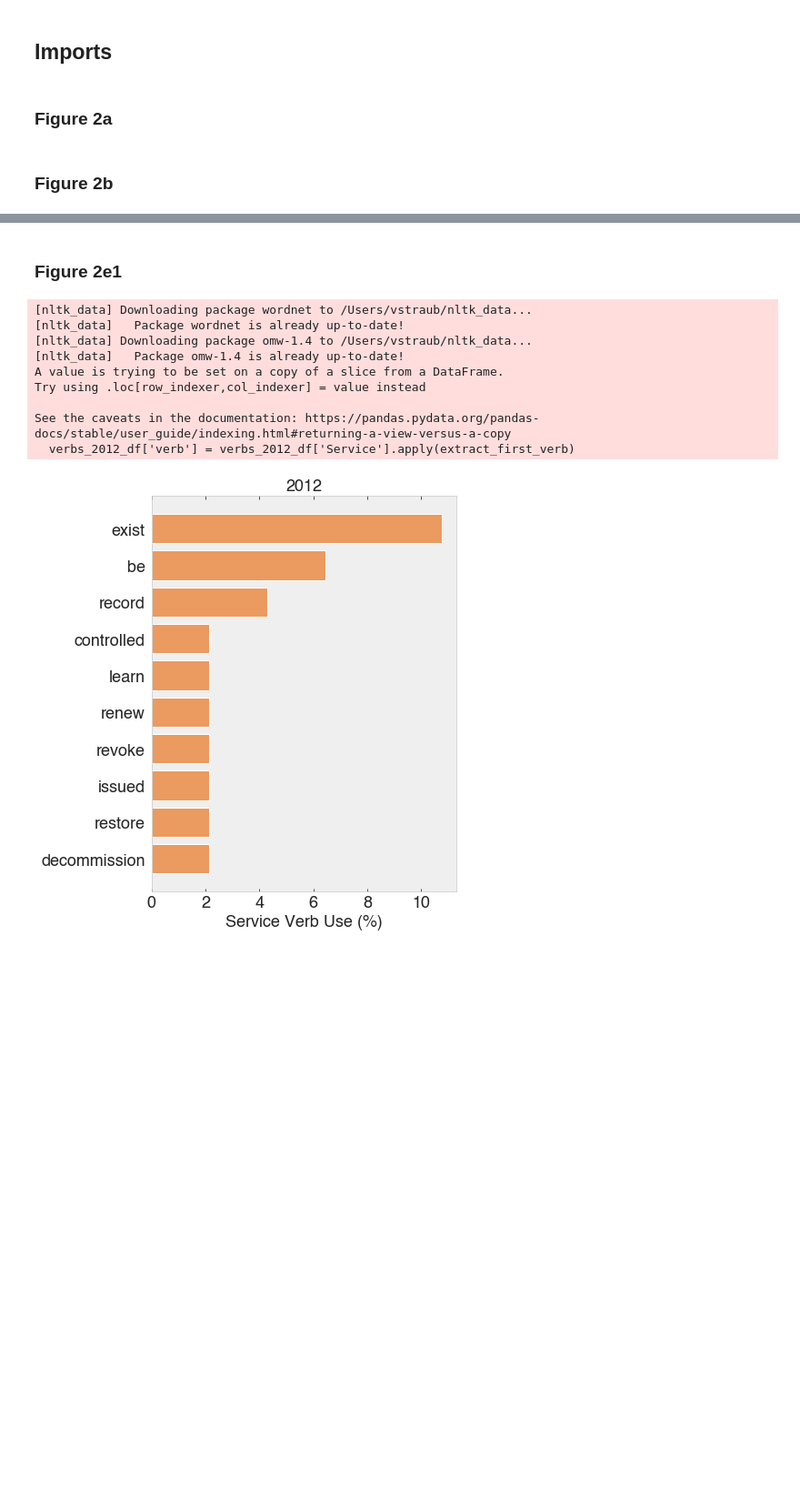
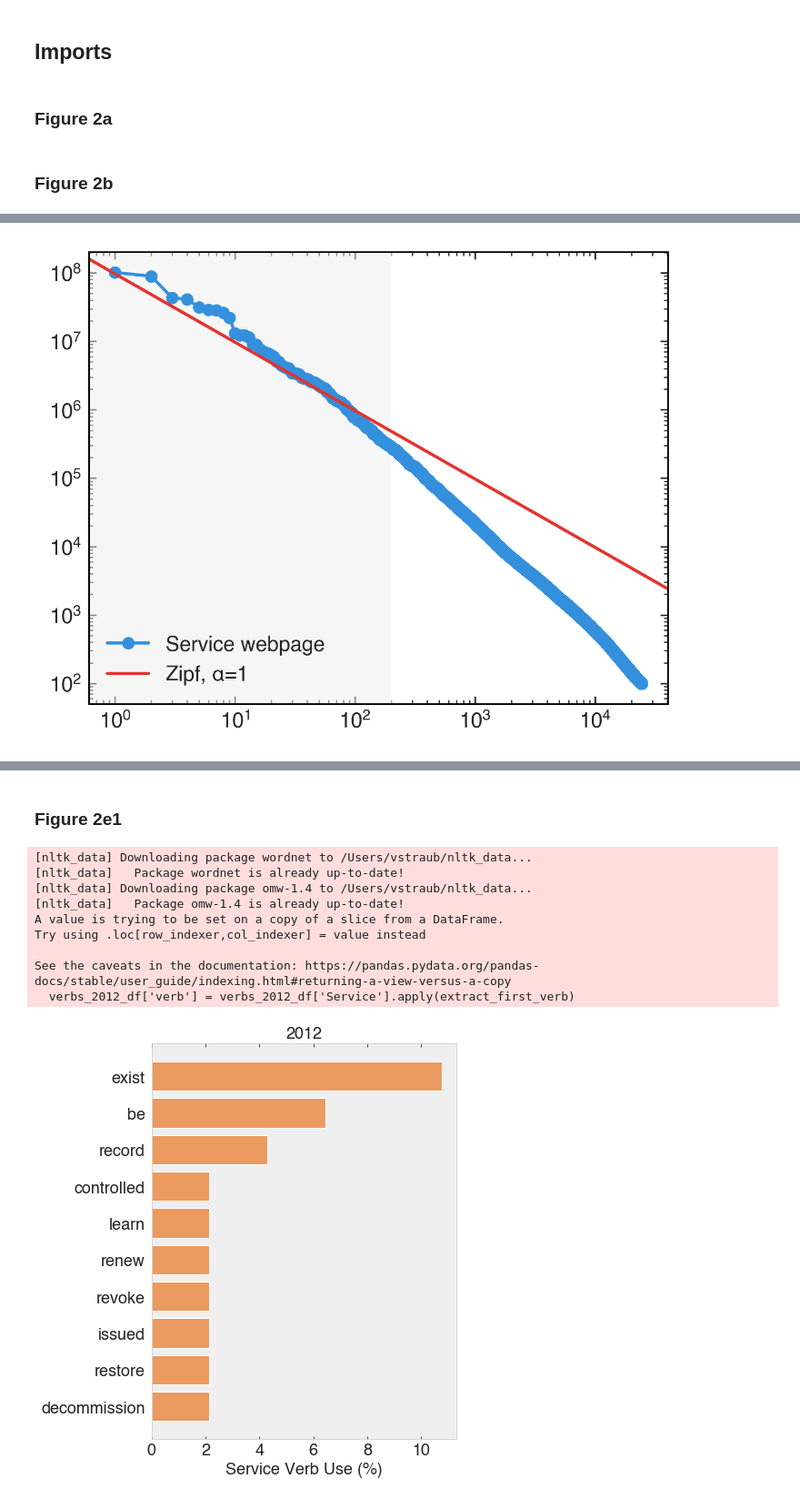
Before and after one commit to ai-for-public-services/structural-insights-into-uk-gov, a Jupyter notebook: notebooks/02-figure-2.ipynb, the cells around one changed output, grey strips where cells are left out. Shown at 91% size. Saved outputs shown, nothing was run; the diff lists cells and outputs as text; code cells hidden in the pictures; blank space fills up the shorter version.

```diff
--- a/notebooks/02-figure-2.ipynb
+++ b/notebooks/02-figure-2.ipynb
@@ -138,0 +156,79 @@ plt.show()
+# %%
+import pandas as pd
+import matplotlib.pyplot as plt
+from matplotlib import ticker
+import numpy as np
+
+def plot_visits_data(save=False):
+    """
+    Load and plot processed visitor data.
+    """
+
+    # Load and preprocess the data
+    visits2022_data = pd.read_excel('../data/processed/202110-202209-govuk-unique-visitors-processed.xlsx')
+    visits_data = visits2022_data[['Page', 'Unique clicks']].dropna(subset=['Unique clicks'], how='any')
+    visits_data.rename(columns={'Unique clicks': 'visits', 'Page': 'page'}, inplace=True)
+    visits_data.sort_values('visits', ascending=False, inplace=True)
+
+    n = len(visits_data)
+    ranks = range(1, n+1)
+    visits_data['rank'] = ranks
+    freqs = list(visits_data.visits)
+
+    # Create the figure and axis
+    figure = plt.figure(figsize=(5, 4), dpi=300)
+    plt.rcParams["font.family"] = "Helvetica"
+    ax = plt.subplot()
+
+    line1, = ax.plot(ranks, freqs, linestyle="-", color='#3490dc', fillstyle='full',
+                     marker="o", markersize=3, markeredgewidth=3, label='Service webpage')
+
+    line2 = ax.axline((1, 96845562), slope=-1, color='#e3342f', label='Zipf, α=1')
+
+    ax.set_xscale('log')
+    ax.set_yscale('log')
+    ax.grid(False)
+
+    # Add a legend
+    plt.legend(handles=[line1, line2], frameon=False, fancybox=False, loc='lower left',
+               facecolor='white', framealpha=1, edgecolor='black', fontsize=10)
+
+    # Highlight an area with axvspan
+    plt.axvspan(0, 200, facecolor='#EFEFEF', alpha=0.5)
+
+    # Add major and minor ticks facing inwards
+    ax.tick_params(
+        axis='both',
+        which='both',
+        direction='in',
+        top=True,
+        right=True,
+        bottom=True,
+        left=True
+    )
+
+    # Set the log scale on the y-axis
+    plt.yscale("log")
+    plt.xscale("log")
+
+    # Modify the spines
+    ax.spines['top'].set_color('black')
+    ax.spines['right'].set_color('black')
+    ax.spines['left'].set_linewidth(.75)
+    ax.spines['left'].set_color('black')
+    ax.spines['bottom'].set_linewidth(.75)
+    ax.spines['bottom'].set_color('black')
+    ax.spines['right'].set_linewidth(.75)
+    ax.spines['top'].set_linewidth(.75)
+    ax.spines['bottom'].set_linewidth(.75)
+
+    # Save figure
+    if save == True:
+        plt.savefig("../reports/figures/fig2d.png", bbox_inches='tight', dpi=300)
+    else:
+        plt.show()
+
+# Call the function to plot the data
+plot_visits_data(save=True)
+# %% [output]
+[figure, added]
```
Also changed, not shown: parts of 6 cells of this notebook, 8 other files.
